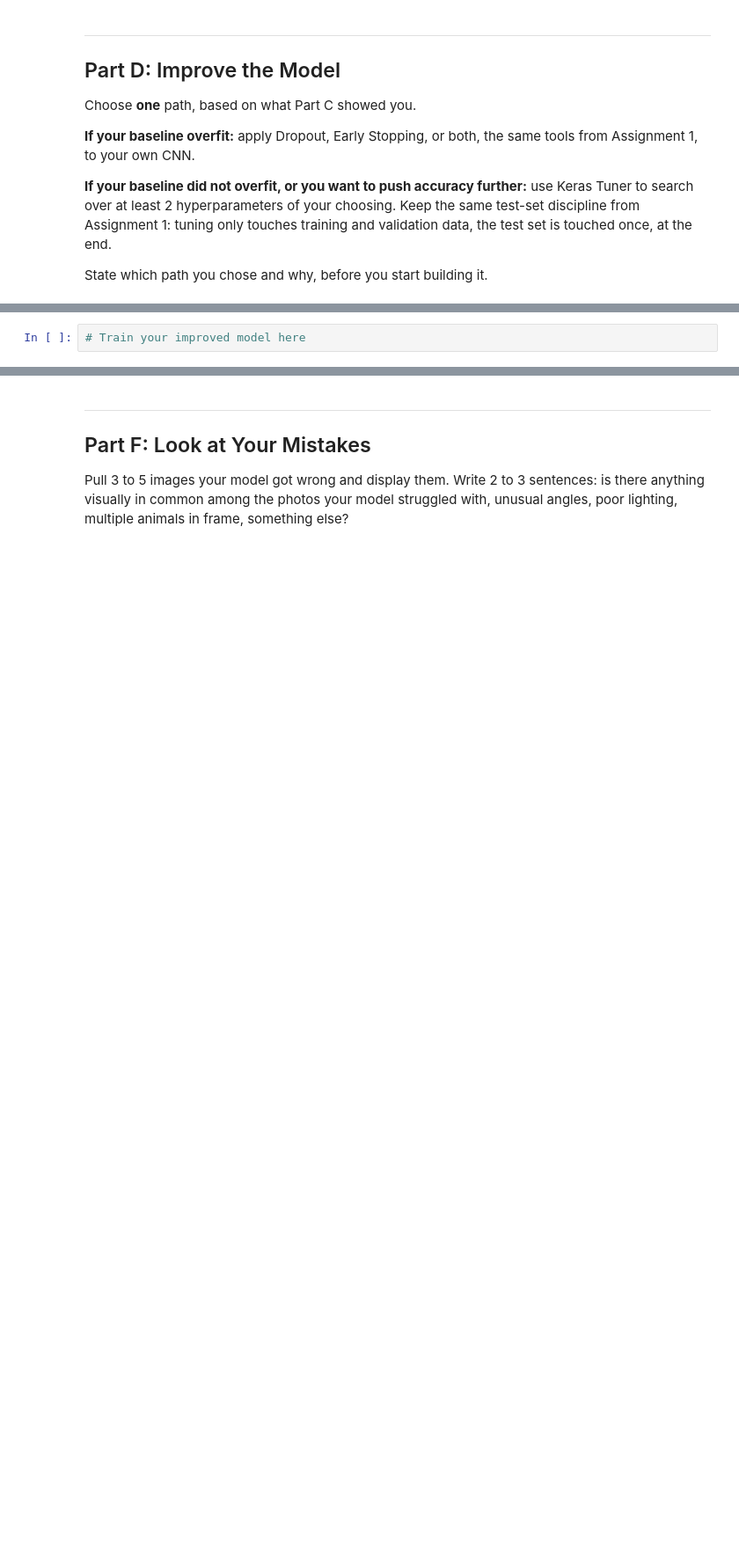
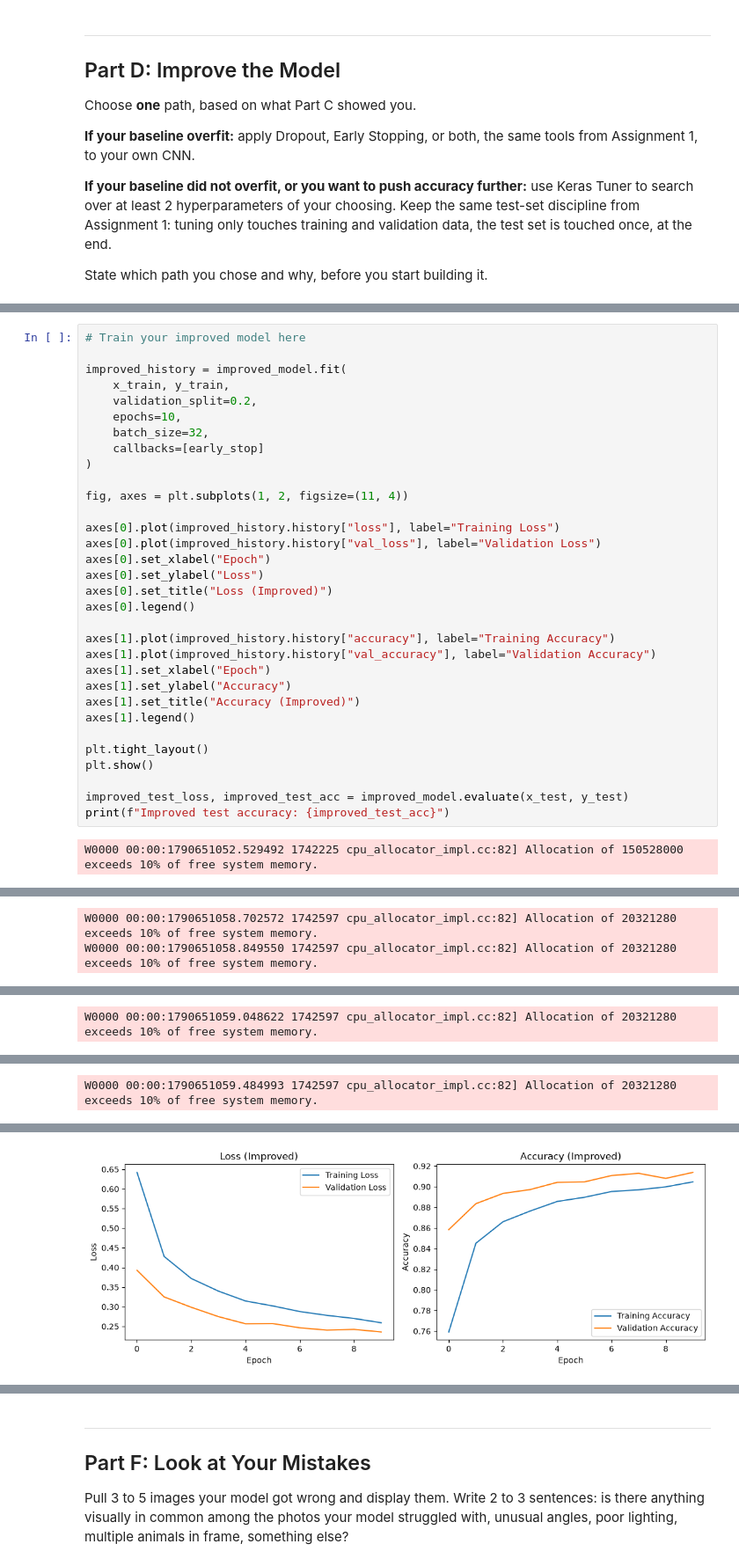
Before and after one commit to jolleymc/IT480-FA26, a Jupyter notebook: Lab2/Lab2_CNN_PetFinder_Starter.ipynb, the cells around one changed output, grey strips where cells are left out. Shown at 88% size. Drawn from its saved outputs; the diff is of its cells as text; blank space fills up the shorter version.

Commit message:
Complete Lab 2: improved model, evaluation, and misclassified images (Parts D-F)

```diff
--- a/Lab2/Lab2_CNN_PetFinder_Starter.ipynb
+++ b/Lab2/Lab2_CNN_PetFinder_Starter.ipynb
@@ -195,2 +270,34 @@ State which path you chose and why, before you start building it.
 # %%
 # Train your improved model here
+
+improved_history = improved_model.fit(
+    x_train, y_train,
+    validation_split=0.2,
+    epochs=10,
+    batch_size=32,
+    callbacks=[early_stop]
+)
+
+fig, axes = plt.subplots(1, 2, figsize=(11, 4))
+
+axes[0].plot(improved_history.history["loss"], label="Training Loss")
+axes[0].plot(improved_history.history["val_loss"], label="Validation Loss")
+axes[0].set_xlabel("Epoch")
+axes[0].set_ylabel("Loss")
+axes[0].set_title("Loss (Improved)")
+axes[0].legend()
+
+axes[1].plot(improved_history.history["accuracy"], label="Training Accuracy")
+axes[1].plot(improved_history.history["val_accuracy"], label="Validation Accuracy")
+axes[1].set_xlabel("Epoch")
+axes[1].set_ylabel("Accuracy")
+axes[1].set_title("Accuracy (Improved)")
+axes[1].legend()
+
+plt.tight_layout()
+plt.show()
+
+improved_test_loss, improved_test_acc = improved_model.evaluate(x_test, y_test)
+print(f"Improved test accuracy: {improved_test_acc}")
+# %% [output]
+W0000 00:00:1790651052.529492 1742225 cpu_allocator_impl.cc:82] Allocation of 150528000 exceeds 10% of free system memory.
@@ -196,0 +306,2 @@ State which path you chose and why, before you start building it.
+W0000 00:00:1790651058.702572 1742597 cpu_allocator_impl.cc:82] Allocation of 20321280 exceeds 10% of free system memory.
+W0000 00:00:1790651058.849550 1742597 cpu_allocator_impl.cc:82] Allocation of 20321280 exceeds 10% of free system memory.
@@ -196,0 +309 @@ State which path you chose and why, before you start building it.
+W0000 00:00:1790651059.048622 1742597 cpu_allocator_impl.cc:82] Allocation of 20321280 exceeds 10% of free system memory.
@@ -196,0 +311 @@ State which path you chose and why, before you start building it.
+W0000 00:00:1790651059.484993 1742597 cpu_allocator_impl.cc:82] Allocation of 20321280 exceeds 10% of free system memory.
@@ -196,0 +331 @@ State which path you chose and why, before you start building it.
+[figure, added]
```
Also changed, not shown: parts of 12 cells of this notebook.
